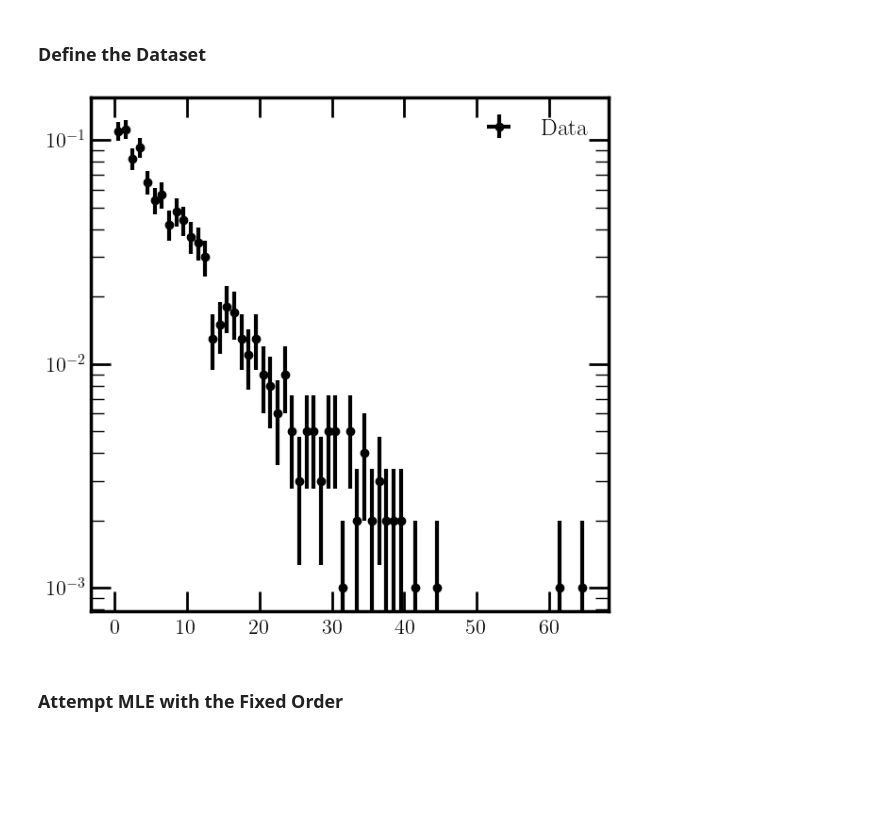
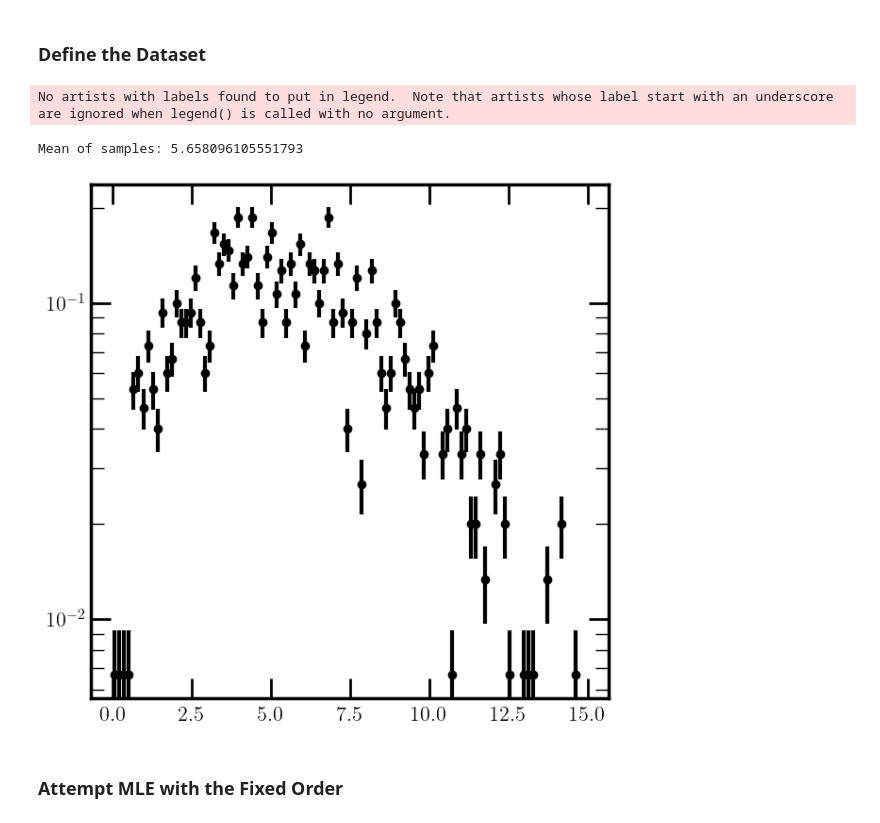
Before and after one commit to rikab/RDF, a Jupyter notebook: jax/exponential.ipynb, the cells around one changed output. Cells and saved outputs as stored; diff of their text form; code cells hidden in the pictures; blank space fills up the shorter version.

```diff
--- a/jax/exponential.ipynb
+++ b/jax/exponential.ipynb
@@ -43,7 +46,7 @@ max_order = 5
 num_trials = 50
 extra_orders = 1
 
-
+ALT_DATASET = True
 
 
 
@@ -70,9 +73,9 @@ def p_order_N(t, alpha, M):
 
 # Colormap setup
 colors = [0]
-for order in range(1,max_order):
+for order in range(1,max_order+1):
 
-    o = (order) / (max_order-1)
+    o = (order) / (max_order)
     colors.append((o, 0, 1 - o))
 
 
@@ -81,7 +84,7 @@ xs = jnp.logspace(-8, 0, 10000)
 
 fig, ax = newplot("full")
 ax.plot(xs, exponential_distribution(t_from_x(xs) , 0.118, None) / xs, label="Ideal", color = "black")
-for order in range(1,max_order):
+for order in range(1,max_order+1):
     ax.plot(xs, p_order_N(t_from_x(xs), 0.118, order) / xs, label=f"p_{order}", color = colors[order])
 
 ax.set_xscale("log")
@@ -356,22 +391,50 @@ Order 1
 # %%
 N_data = 1000
 alpha_true = 0.118
+t_max = 60
 
 # Sample an exponential distribution
 seed = jax.random.PRNGKey(0)
 t_data = jax.random.exponential(seed, (N_data,)) / alpha_true
 
+
+
+
+
+# ########## Alternate Dataset ##########
+
+def sample_from_rayleigh(seed, alpha, shape=(1,)):
+
+    alpha_bar = alpha * 4/3 / jnp.pi
+    u = jax.random.uniform(seed, shape=shape)
+    scale = 1.0 / jnp.sqrt(alpha_bar)
+    t = scale * jnp.sqrt(-2.0 * jnp.log(u))
+    return t
+
+# Usage:
+if ALT_DATASET:
+    seed = jax.random.PRNGKey(0)
+    t_data = sample_from_rayleigh(seed, alpha_true, shape=(N_data,))
+    t_max = 15
+    print("Mean of samples:", jnp.mean(t_data))
+
+
+
+
+
 fig, ax = newplot("full")
 bins = 100
-hist_with_errors(ax, t_data, bins = bins, range = [0, 100], label = "Data", color = "black", weights=np.ones_like(t_data)/N_data)
-counts, bins = np.histogram(t_data, bins = 100, range = [0, 100], density = True)
+counts, bins = np.histogram(t_data, bins = 100, range = [0, t_max], density = True)
 bin_centers = (bins[1:] + bins[:-1]) / 2
+plt.errorbar(bin_centers, counts, yerr = np.sqrt(counts / N_data), fmt = "o", color = "black",)
 
 plt.legend()
 
 plt.yscale("log")
 # %% [output]
+No artists with labels found to put in legend.  Note that artists whose label start with an underscore are ignored when legend() is called with no argument.
+Mean of samples: 5.658096105551793
-[figure, old version]
+[figure, new version]
 # %% [markdown]
 ### Attempt MLE with the Fixed Order
 # %%
```
Also changed, not shown: parts of 9 cells of this notebook, 6 other files.
